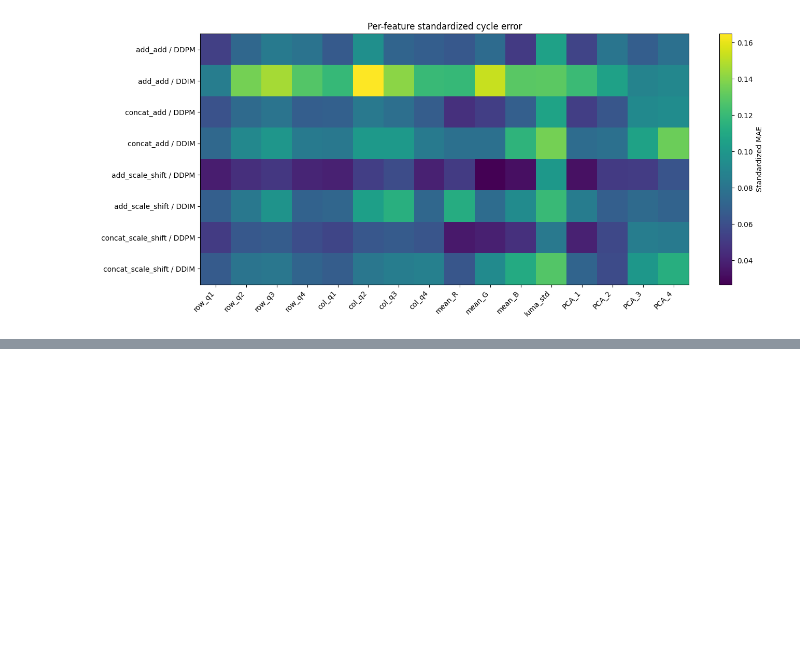
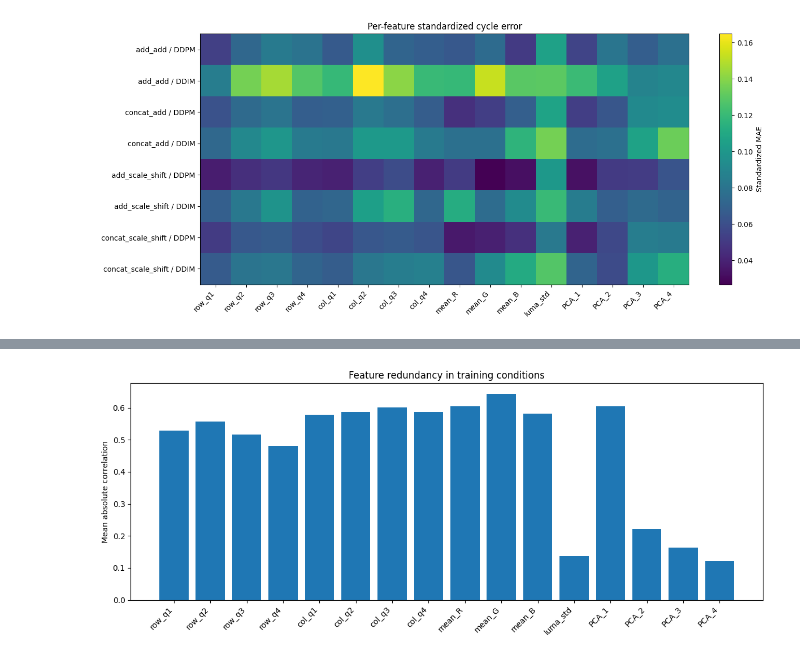
Before and after one commit to GoharKhachatryan/GenAI_project, a Jupyter notebook: notebooks/04_evaluation.ipynb, the cells around one changed output, grey strips where cells are left out. Cells and saved outputs as stored; diff of their text form; code cells hidden in the pictures; blank space fills up the shorter version.

```diff
--- a/notebooks/04_evaluation.ipynb
+++ b/notebooks/04_evaluation.ipynb
@@ -711,0 +788,14 @@ plt.show()
+# %%
+abs_corr = np.abs(
+    train_corr.copy()
+)
+
+np.fill_diagonal(
+    abs_corr,
+    np.nan,
+)
+
+feature_redundancy = np.nanmean(
+    abs_corr,
+    axis=1,
+)
@@ -711,0 +827,25 @@ plt.show()
+# %%
+plt.figure(figsize=(12, 5))
+
+plt.bar(
+    feature_names,
+    feature_redundancy,
+)
+
+plt.xticks(
+    rotation=45,
+    ha="right",
+)
+
+plt.ylabel(
+    "Mean absolute correlation"
+)
+
+plt.title(
+    "Feature redundancy in training conditions"
+)
+
+plt.tight_layout()
+plt.show()
+# %% [output]
+[figure, added]
```
Also changed, not shown: parts of 18 cells of this notebook.
